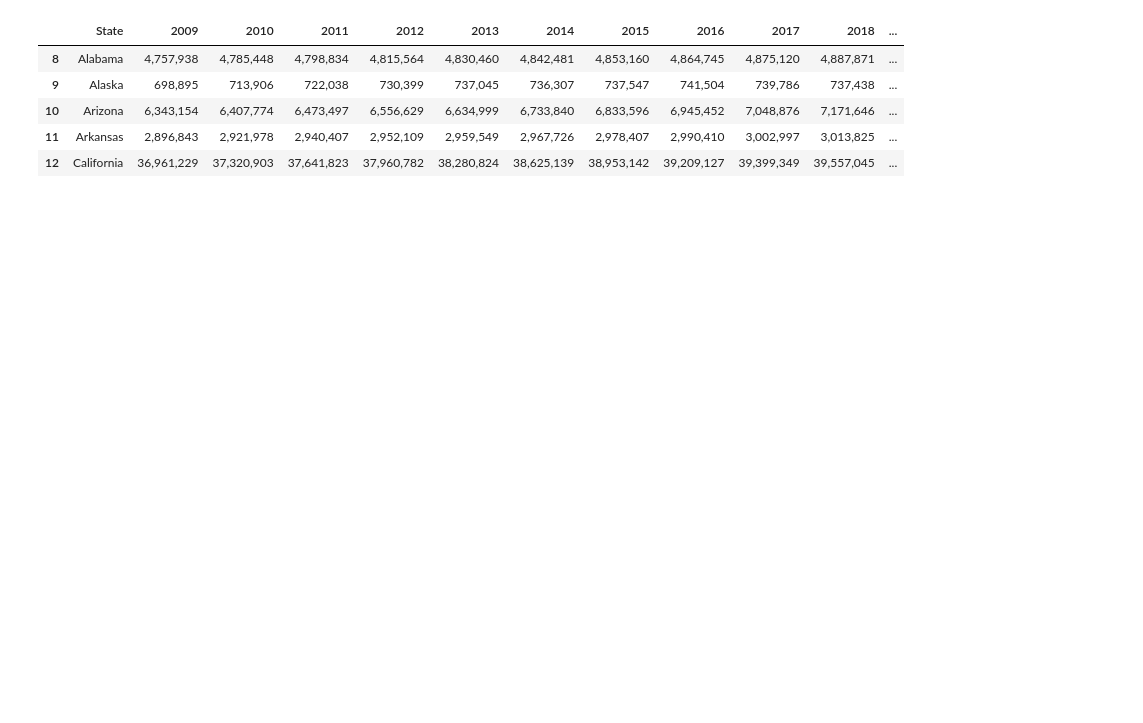
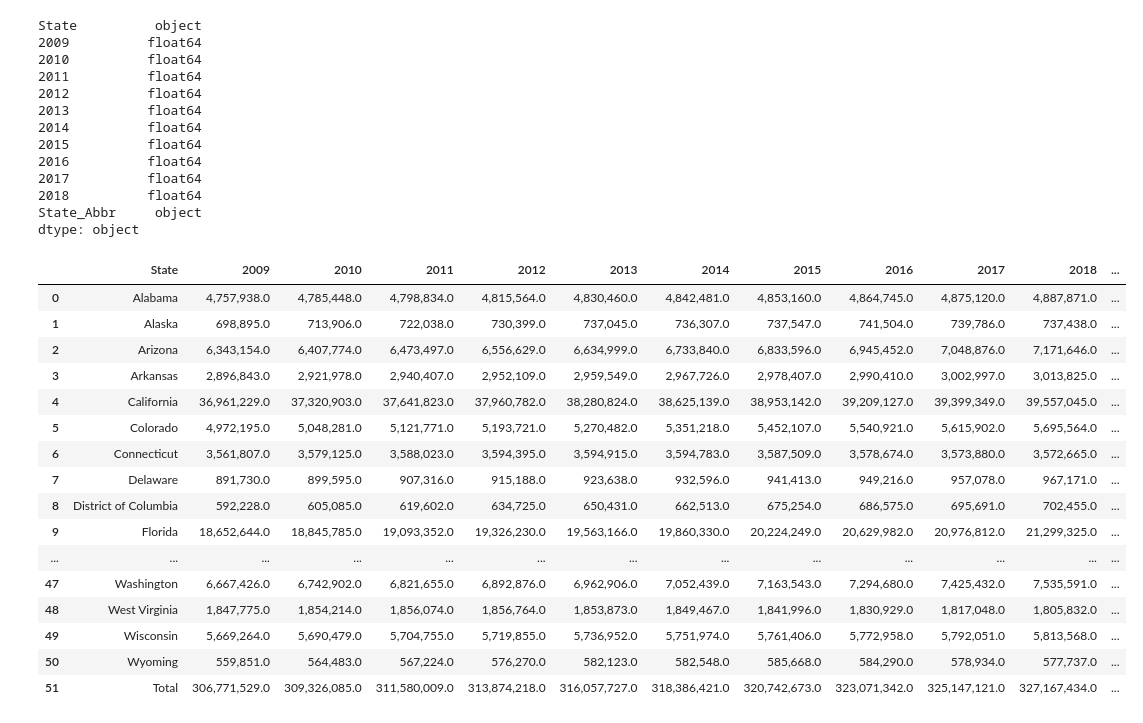
Before and after one commit to jdwright76/Project_1_group1.2, a Jupyter notebook: census_data/project_1_census.ipynb, the cells around one changed output. Cells and saved outputs as stored; diff of their text form; code cells hidden in the pictures; blank space fills up the shorter version.

```diff
--- a/census_data/project_1_census.ipynb
+++ b/census_data/project_1_census.ipynb
@@ -70,14 +71,45 @@ state_2 = {'Alabama':'AL', 'Alaska':'AK', 'Arizona':'AZ', 'Arkansas': 'AR', 'Cal
           'West Virginia':'WV', 'Wisconsin':'WI', 'Wyoming':'WY', 'District of Columbia':'DC'}
 # %%
 population_years['State_Abbr']=population_years['State'].map(state_2)
+# %%
+population_years[['2009','2010','2011','2012','2013','2014','2015','2016','2017','2018']]=population_years[['2009','2010','2011','2012','2013','2014','2015','2016','2017','2018']].astype(float)
 # %%
-population_years.head()
+population_years.dtypes
 # %% [output]
-|  | State | 2009 | 2010 | 2011 | 2012 | 2013 | 2014 | 2015 | 2016 | 2017 | 2018 | ... |
-| 8 | Alabama | 4,757,938 | 4,785,448 | 4,798,834 | 4,815,564 | 4,830,460 | 4,842,481 | 4,853,160 | 4,864,745 | 4,875,120 | 4,887,871 | ... |
-| 9 | Alaska | 698,895 | 713,906 | 722,038 | 730,399 | 737,045 | 736,307 | 737,547 | 741,504 | 739,786 | 737,438 | ... |
-| 10 | Arizona | 6,343,154 | 6,407,774 | 6,473,497 | 6,556,629 | 6,634,999 | 6,733,840 | 6,833,596 | 6,945,452 | 7,048,876 | 7,171,646 | ... |
-| 11 | Arkansas | 2,896,843 | 2,921,978 | 2,940,407 | 2,952,109 | 2,959,549 | 2,967,726 | 2,978,407 | 2,990,410 | 3,002,997 | 3,013,825 | ... |
-| 12 | California | 36,961,229 | 37,320,903 | 37,641,823 | 37,960,782 | 38,280,824 | 38,625,139 | 38,953,142 | 39,209,127 | 39,399,349 | 39,557,045 | ... |
+State          object
+2009          float64
+2010          float64
+2011          float64
+2012          float64
+2013          float64
+2014          float64
+2015          float64
+2016          float64
+2017          float64
+2018          float64
+State_Abbr     object
+dtype: object
+# %%
+total = population_years.apply(np.sum)
+total['State'] = 'Total'
+population_years.append(pd.DataFrame(total.values, index=total.keys()).T, ignore_index=True)
+# %% [output]
+|  | State | 2009 | 2010 | 2011 | 2012 | 2013 | 2014 | 2015 | 2016 | 2017 | 2018 | ... |
+| 0 | Alabama | 4,757,938.0 | 4,785,448.0 | 4,798,834.0 | 4,815,564.0 | 4,830,460.0 | 4,842,481.0 | 4,853,160.0 | 4,864,745.0 | 4,875,120.0 | 4,887,871.0 | ... |
+| 1 | Alaska | 698,895.0 | 713,906.0 | 722,038.0 | 730,399.0 | 737,045.0 | 736,307.0 | 737,547.0 | 741,504.0 | 739,786.0 | 737,438.0 | ... |
+| 2 | Arizona | 6,343,154.0 | 6,407,774.0 | 6,473,497.0 | 6,556,629.0 | 6,634,999.0 | 6,733,840.0 | 6,833,596.0 | 6,945,452.0 | 7,048,876.0 | 7,171,646.0 | ... |
+| 3 | Arkansas | 2,896,843.0 | 2,921,978.0 | 2,940,407.0 | 2,952,109.0 | 2,959,549.0 | 2,967,726.0 | 2,978,407.0 | 2,990,410.0 | 3,002,997.0 | 3,013,825.0 | ... |
+| 4 | California | 36,961,229.0 | 37,320,903.0 | 37,641,823.0 | 37,960,782.0 | 38,280,824.0 | 38,625,139.0 | 38,953,142.0 | 39,209,127.0 | 39,399,349.0 | 39,557,045.0 | ... |
+| 5 | Colorado | 4,972,195.0 | 5,048,281.0 | 5,121,771.0 | 5,193,721.0 | 5,270,482.0 | 5,351,218.0 | 5,452,107.0 | 5,540,921.0 | 5,615,902.0 | 5,695,564.0 | ... |
+| 6 | Connecticut | 3,561,807.0 | 3,579,125.0 | 3,588,023.0 | 3,594,395.0 | 3,594,915.0 | 3,594,783.0 | 3,587,509.0 | 3,578,674.0 | 3,573,880.0 | 3,572,665.0 | ... |
+| 7 | Delaware | 891,730.0 | 899,595.0 | 907,316.0 | 915,188.0 | 923,638.0 | 932,596.0 | 941,413.0 | 949,216.0 | 957,078.0 | 967,171.0 | ... |
+| 8 | District of Columbia | 592,228.0 | 605,085.0 | 619,602.0 | 634,725.0 | 650,431.0 | 662,513.0 | 675,254.0 | 686,575.0 | 695,691.0 | 702,455.0 | ... |
+| 9 | Florida | 18,652,644.0 | 18,845,785.0 | 19,093,352.0 | 19,326,230.0 | 19,563,166.0 | 19,860,330.0 | 20,224,249.0 | 20,629,982.0 | 20,976,812.0 | 21,299,325.0 | ... |
+| ... | ... | ... | ... | ... | ... | ... | ... | ... | ... | ... | ... | ... |
+| 47 | Washington | 6,667,426.0 | 6,742,902.0 | 6,821,655.0 | 6,892,876.0 | 6,962,906.0 | 7,052,439.0 | 7,163,543.0 | 7,294,680.0 | 7,425,432.0 | 7,535,591.0 | ... |
+| 48 | West Virginia | 1,847,775.0 | 1,854,214.0 | 1,856,074.0 | 1,856,764.0 | 1,853,873.0 | 1,849,467.0 | 1,841,996.0 | 1,830,929.0 | 1,817,048.0 | 1,805,832.0 | ... |
+| 49 | Wisconsin | 5,669,264.0 | 5,690,479.0 | 5,704,755.0 | 5,719,855.0 | 5,736,952.0 | 5,751,974.0 | 5,761,406.0 | 5,772,958.0 | 5,792,051.0 | 5,813,568.0 | ... |
+| 50 | Wyoming | 559,851.0 | 564,483.0 | 567,224.0 | 576,270.0 | 582,123.0 | 582,548.0 | 585,668.0 | 584,290.0 | 578,934.0 | 577,737.0 | ... |
+| 51 | Total | 306,771,529.0 | 309,326,085.0 | 311,580,009.0 | 313,874,218.0 | 316,057,727.0 | 318,386,421.0 | 320,742,673.0 | 323,071,342.0 | 325,147,121.0 | 327,167,434.0 | ... |
 # %%
 population_years.to_csv("Population by State -2009-18.csv", index=False)
```
Also changed, not shown: parts of 4 cells of this notebook, 2 other files.
